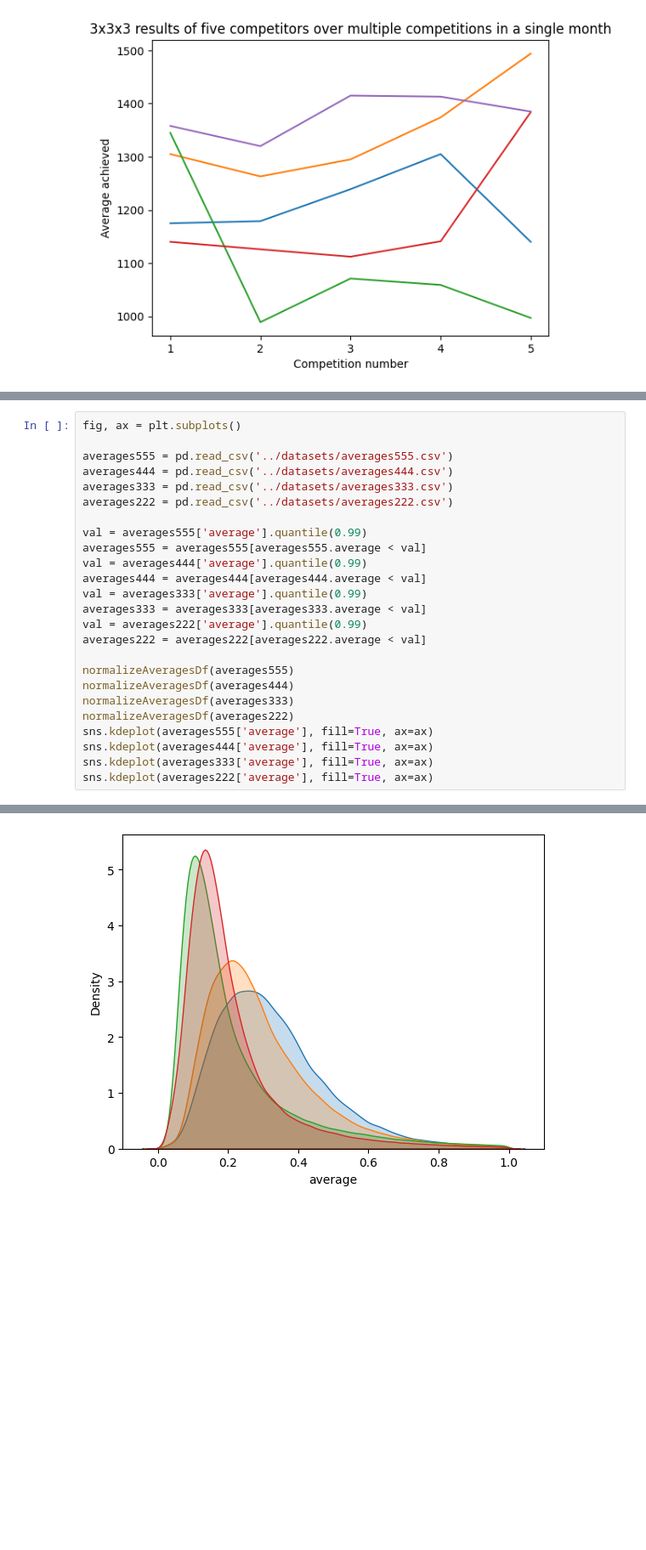
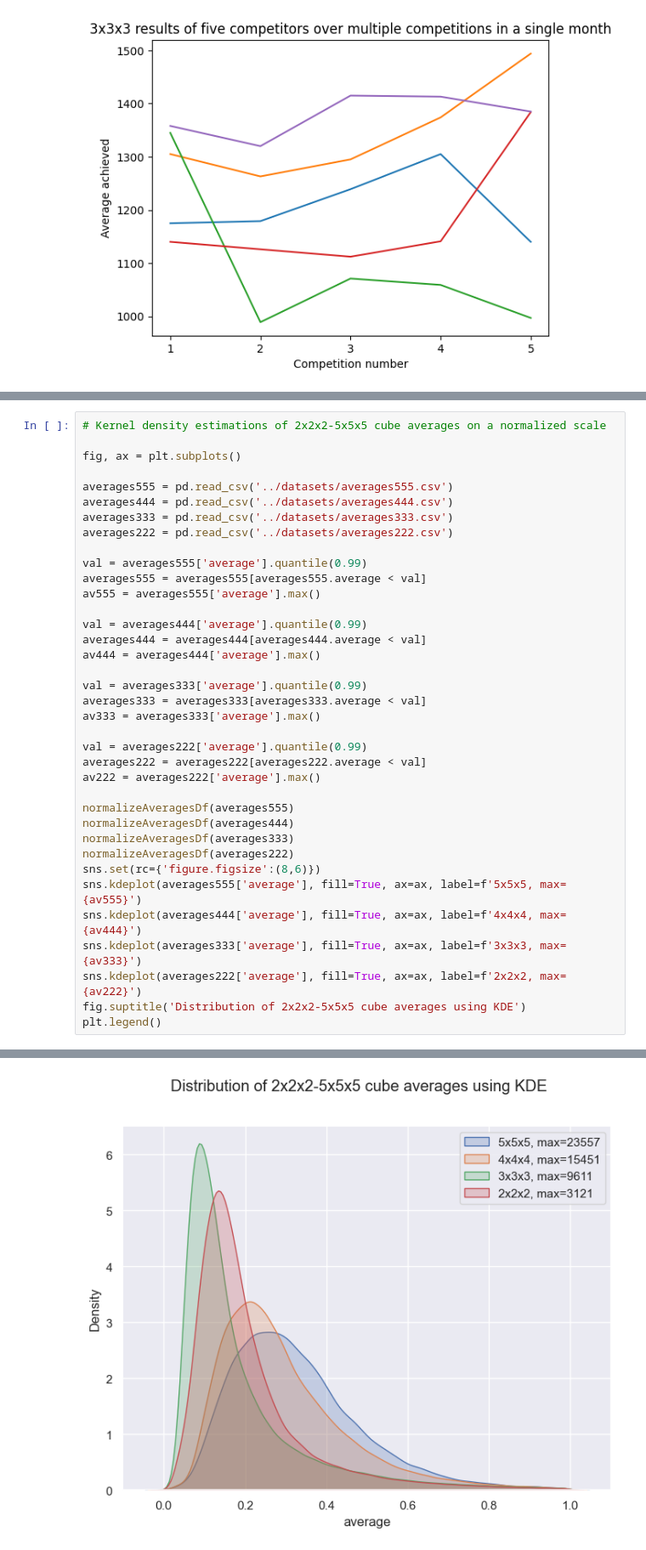
Before and after one commit to oskarkuuse/IDSproject, a Jupyter notebook: notebooks/performance.ipynb, the cells around one changed output, grey strips where cells are left out. Shown at 85% size. Saved outputs shown, nothing was run; the diff lists cells and outputs as text; blank space fills up the shorter version.

Commit message:
Finished distribution plots and added additional comparison plot for pyram and clock

```diff
--- a/notebooks/performance.ipynb
+++ b/notebooks/performance.ipynb
@@ -308,4 +304,6 @@ sns.kdeplot(averages444['average'], fill=True, color='orange')
 # %%
+# Kernel density estimations of 2x2x2-5x5x5 cube averages on a normalized scale
+
 fig, ax = plt.subplots()
 
 averages555 = pd.read_csv('../datasets/averages555.csv')
@@ -315,19 +313,29 @@ averages222 = pd.read_csv('../datasets/averages222.csv')
 
 val = averages555['average'].quantile(0.99)
 averages555 = averages555[averages555.average < val]
+av555 = averages555['average'].max()
+
 val = averages444['average'].quantile(0.99)
 averages444 = averages444[averages444.average < val]
+av444 = averages444['average'].max()
+
 val = averages333['average'].quantile(0.99)
 averages333 = averages333[averages333.average < val]
+av333 = averages333['average'].max()
+
 val = averages222['average'].quantile(0.99)
 averages222 = averages222[averages222.average < val]
+av222 = averages222['average'].max()
 
 normalizeAveragesDf(averages555)
 normalizeAveragesDf(averages444)
 normalizeAveragesDf(averages333)
 normalizeAveragesDf(averages222)
-sns.kdeplot(averages555['average'], fill=True, ax=ax)
-sns.kdeplot(averages444['average'], fill=True, ax=ax)
-sns.kdeplot(averages333['average'], fill=True, ax=ax)
-sns.kdeplot(averages222['average'], fill=True, ax=ax)
+sns.set(rc={'figure.figsize':(8,6)})
+sns.kdeplot(averages555['average'], fill=True, ax=ax, label=f'5x5x5, max={av555}')
+sns.kdeplot(averages444['average'], fill=True, ax=ax, label=f'4x4x4, max={av444}')
+sns.kdeplot(averages333['average'], fill=True, ax=ax, label=f'3x3x3, max={av333}')
+sns.kdeplot(averages222['average'], fill=True, ax=ax, label=f'2x2x2, max={av222}')
+fig.suptitle('Distribution of 2x2x2-5x5x5 cube averages using KDE')
+plt.legend()
 # %% [output]
@@ -335 +343 @@ sns.kdeplot(averages222['average'], fill=True, ax=ax)
-[figure, old version]
+[figure, new version]
```
Also changed, not shown: parts of 7 cells of this notebook, 6 other files.
